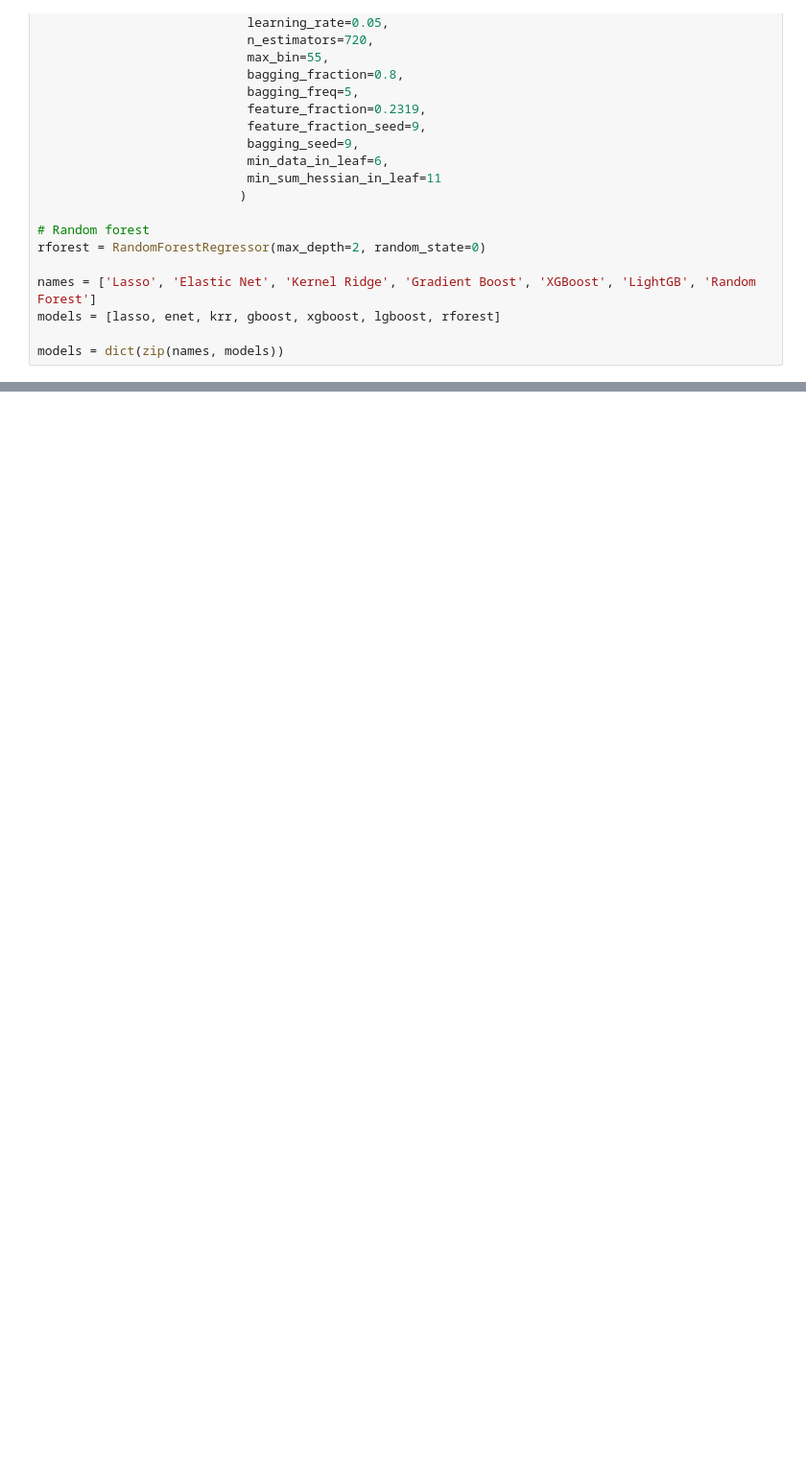
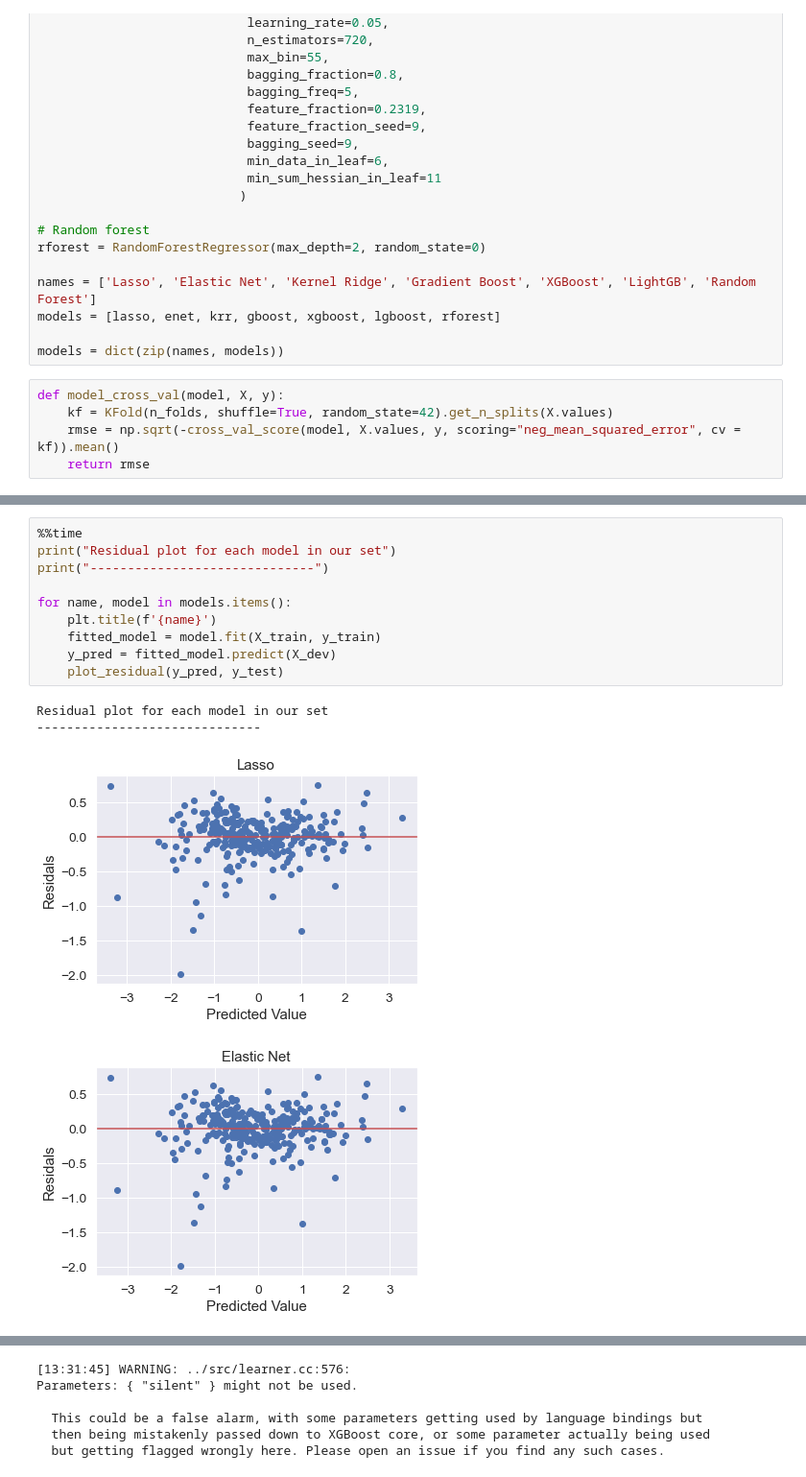
Before and after one commit to Sean-Koval/207-project-home-price, a Jupyter notebook: notebooks/baseline.ipynb, the cells around one changed output, grey strips where cells are left out. Shown at 96% size. Cells and saved outputs as stored; diff of their text form; blank space fills up the shorter version.

```diff
--- a/notebooks/baseline.ipynb
+++ b/notebooks/baseline.ipynb
@@ -532,4 +549,9 @@ names = ['Lasso', 'Elastic Net', 'Kernel Ridge', 'Gradient Boost', 'XGBoost', 'L
 models = [lasso, enet, krr, gboost, xgboost, lgboost, rforest]
 
 models = dict(zip(names, models))
+# %%
+def model_cross_val(model, X, y):
+    kf = KFold(n_folds, shuffle=True, random_state=42).get_n_splits(X.values)
+    rmse = np.sqrt(-cross_val_score(model, X.values, y, scoring="neg_mean_squared_error", cv = kf)).mean()
+    return rmse
 # %%
@@ -559,0 +586,15 @@ Wall time: 2min 18s
+# %%
+%%time
+print("Residual plot for each model in our set")
+print("------------------------------")
+
+for name, model in models.items():
+    plt.title(f'{name}')
+    fitted_model = model.fit(X_train, y_train)
+    y_pred = fitted_model.predict(X_dev)
+    plot_residual(y_pred, y_test)
+# %% [output]
+Residual plot for each model in our set
+------------------------------
+[figure, added]
+[figure, added]
@@ -559,0 +603,6 @@ Wall time: 2min 18s
+[13:31:45] WARNING: ../src/learner.cc:576:
+Parameters: { "silent" } might not be used.
+
+  This could be a false alarm, with some parameters getting used by language bindings but
+  then being mistakenly passed down to XGBoost core, or some parameter actually being used
+  but getting flagged wrongly here. Please open an issue if you find any such cases.
```
Also changed, not shown: parts of 10 cells of this notebook.
